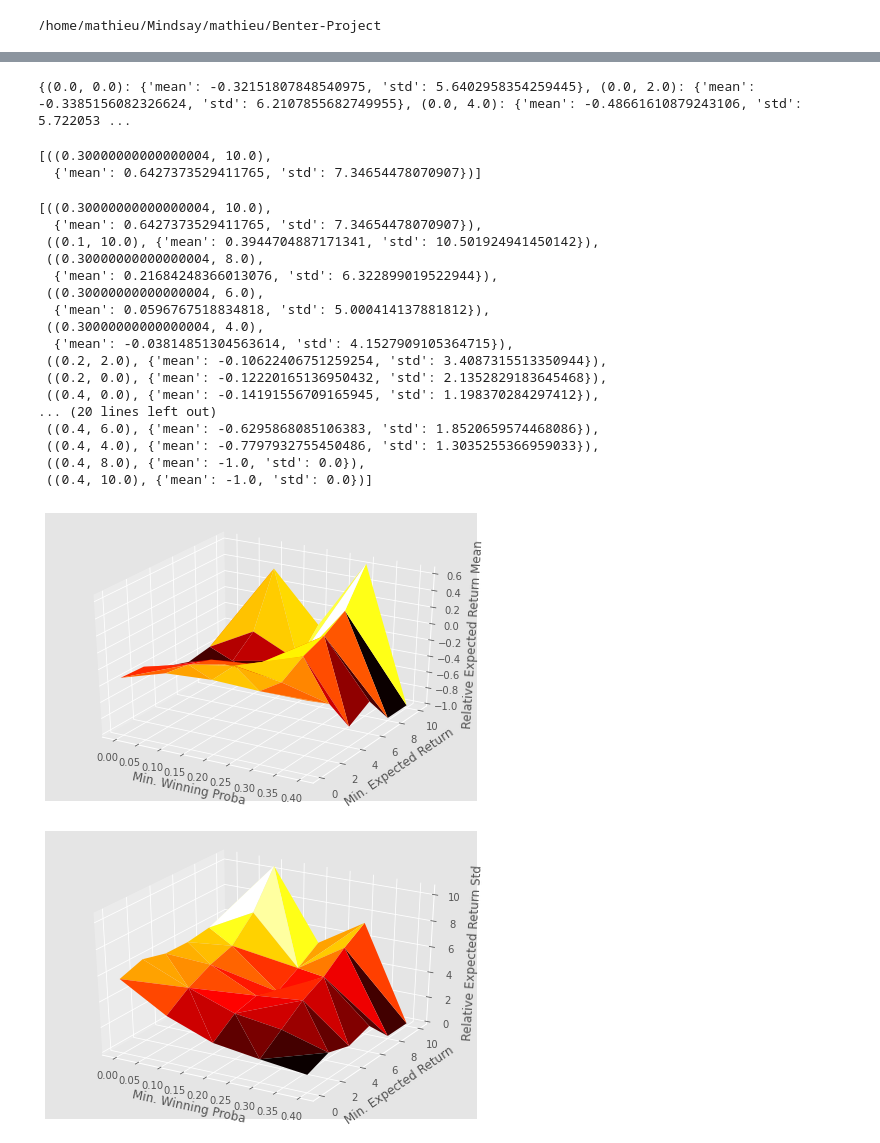
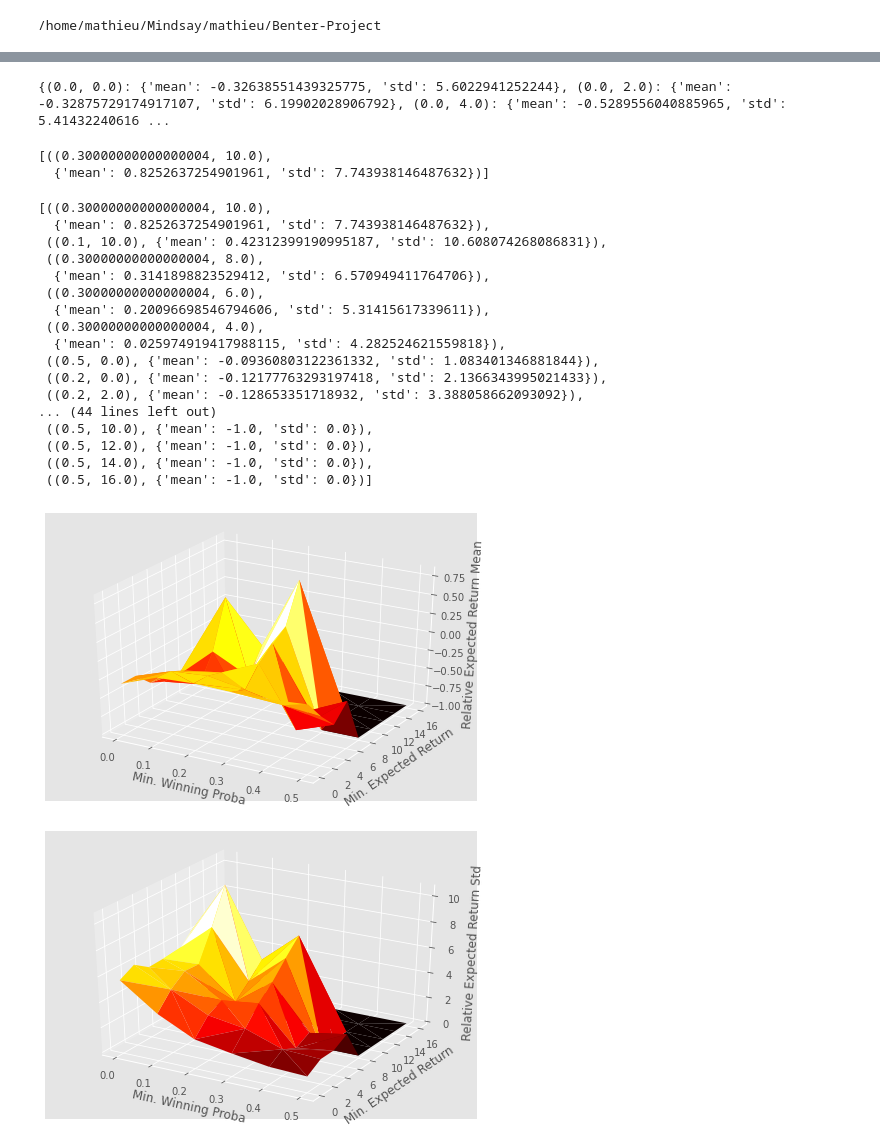
Before and after one commit to M3g4lodon/Benter-Project, a Jupyter notebook: scripts/wagering_strategy.ipynb, the cells around one changed output, grey strips where cells are left out. Drawn from its saved outputs; the diff is of its cells as text; code cells hidden in the pictures.

```diff
--- a/scripts/wagering_strategy.ipynb
+++ b/scripts/wagering_strategy.ipynb
@@ -237,8 +197,8 @@ kelly_expected_return.relative_expected_return.std()
 # %%
 %%time
 res={}
-for minimum_winning_proba in np.arange(0.0, 0.41, 0.1):
-    for minimum_expected_return in np.arange(0.0, 10.1, 2):
+for minimum_winning_proba in np.arange(0.0, 0.51, 0.1):
+    for minimum_expected_return in np.arange(0.0, 16.1, 2):
         e_r_df = compute_expected_return(
                     compute_betting_fun=wagering_factories.betting_on_best_exp_return_thresholded_winning_proba_expected_returns_factory(minimum_winning_probabilities=minimum_winning_proba,
                                                                                                                                                       expected_return_threshold=minimum_expected_return),
@@ -248,4 +208,6 @@ for minimum_winning_proba in np.arange(0.0, 0.41, 0.1):
                 )
         print(minimum_winning_proba, minimum_expected_return, e_r_df.relative_expected_return.mean(),e_r_df.relative_expected_return.std())
         res[(minimum_winning_proba,minimum_expected_return)]={'mean':e_r_df.relative_expected_return.mean(), 'std':e_r_df.relative_expected_return.std()}
+        plot_expected_return(expected_return_df=e_r_df)
+        print()
 # %% [output]
@@ -265,32 +353,32 @@ for minimum_winning_proba in np.arange(0.0, 0.41, 0.1):
 # %%
 print(res)
 # %% [output]
-{(0.0, 0.0): {'mean': -0.32151807848540975, 'std': 5.6402958354259445}, (0.0, 2.0): {'mean': -0.3385156082326624, 'std': 6.2107855682749955}, (0.0, 4.0): {'mean': -0.48661610879243106, 'std': 5.722053 ...
+{(0.0, 0.0): {'mean': -0.32638551439325775, 'std': 5.6022941252244}, (0.0, 2.0): {'mean': -0.32875729174917107, 'std': 6.19902028906792}, (0.0, 4.0): {'mean': -0.5289556040885965, 'std': 5.41432240616 ...
 # %%
 [(k,v) for k,v in res.items() if v['mean']==max(val['mean'] for val in res.values())]
 # %% [output]
 [((0.30000000000000004, 10.0),
-  {'mean': 0.6427373529411765, 'std': 7.34654478070907})]
+  {'mean': 0.8252637254901961, 'std': 7.743938146487632})]
 # %%
 sorted(res.items(), key=lambda kv:kv[1]['mean'], reverse=True)
 # %% [output]
 [((0.30000000000000004, 10.0),
-  {'mean': 0.6427373529411765, 'std': 7.34654478070907}),
- ((0.1, 10.0), {'mean': 0.3944704887171341, 'std': 10.501924941450142}),
+  {'mean': 0.8252637254901961, 'std': 7.743938146487632}),
+ ((0.1, 10.0), {'mean': 0.42312399190995187, 'std': 10.608074268086831}),
  ((0.30000000000000004, 8.0),
-  {'mean': 0.21684248366013076, 'std': 6.322899019522944}),
+  {'mean': 0.3141898823529412, 'std': 6.570949411764706}),
  ((0.30000000000000004, 6.0),
-  {'mean': 0.0596767518834818, 'std': 5.000414137881812}),
+  {'mean': 0.20096698546794606, 'std': 5.31415617339611}),
  ((0.30000000000000004, 4.0),
-  {'mean': -0.03814851304563614, 'std': 4.1527909105364715}),
- ((0.2, 2.0), {'mean': -0.10622406751259254, 'std': 3.4087315513350944}),
- ((0.2, 0.0), {'mean': -0.12220165136950432, 'std': 2.1352829183645468}),
- ((0.4, 0.0), {'mean': -0.14191556709165945, 'std': 1.198370284297412}),
-... (20 lines left out)
- ((0.4, 6.0), {'mean': -0.6295868085106383, 'std': 1.8520659574468086}),
- ((0.4, 4.0), {'mean': -0.7797932755450486, 'std': 1.3035255366959033}),
- ((0.4, 8.0), {'mean': -1.0, 'std': 0.0}),
- ((0.4, 10.0), {'mean': -1.0, 'std': 0.0})]
+  {'mean': 0.025974919417988115, 'std': 4.282524621559818}),
+ ((0.5, 0.0), {'mean': -0.09360803122361332, 'std': 1.083401346881844}),
+ ((0.2, 0.0), {'mean': -0.12177763293197418, 'std': 2.1366343995021433}),
+ ((0.2, 2.0), {'mean': -0.128653351718932, 'std': 3.388058662093092}),
+... (44 lines left out)
+ ((0.5, 10.0), {'mean': -1.0, 'std': 0.0}),
+ ((0.5, 12.0), {'mean': -1.0, 'std': 0.0}),
+ ((0.5, 14.0), {'mean': -1.0, 'std': 0.0}),
+ ((0.5, 16.0), {'mean': -1.0, 'std': 0.0})]
 # %%
 import pylab
 from mpl_toolkits.mplot3d import Axes3D
@@ -307,22 +395,22 @@ ax.set_zlabel('Relative Expected Return Mean')
 
 ax.plot_trisurf(X, Y, Z, cmap='hot')
 
-show()
+pylab.show()
 # %% [output]
-[figure, old version]
+[figure, new version]
 # %%
 fig = pylab.figure()
 ax = Axes3D(fig)
 X = np.array([k[0] for k in res.keys()])
 Y = np.array([k[1] for k in res.keys()])
 
 Z = np.array([v['std'] for v in res.values()])
 
 ax.plot_trisurf(X, Y, Z, cmap='hot')
 
 ax.set_xlabel('Min. Winning Proba')
 ax.set_ylabel('Min. Expected Return')
 ax.set_zlabel('Relative Expected Return Std')
-show()
+pylab.show()
 # %% [output]
-[figure, old version]
+[figure, new version]
```
Also changed, not shown: parts of 25 cells of this notebook, 22 other files.
